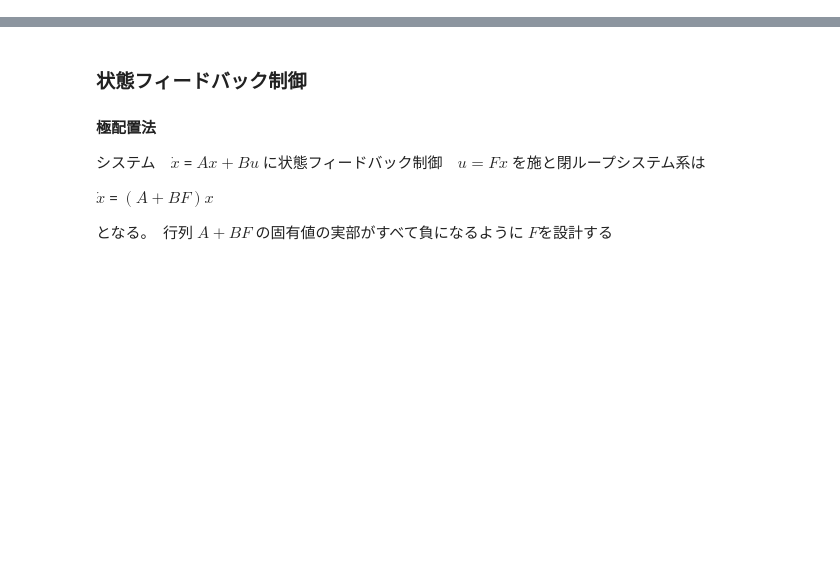
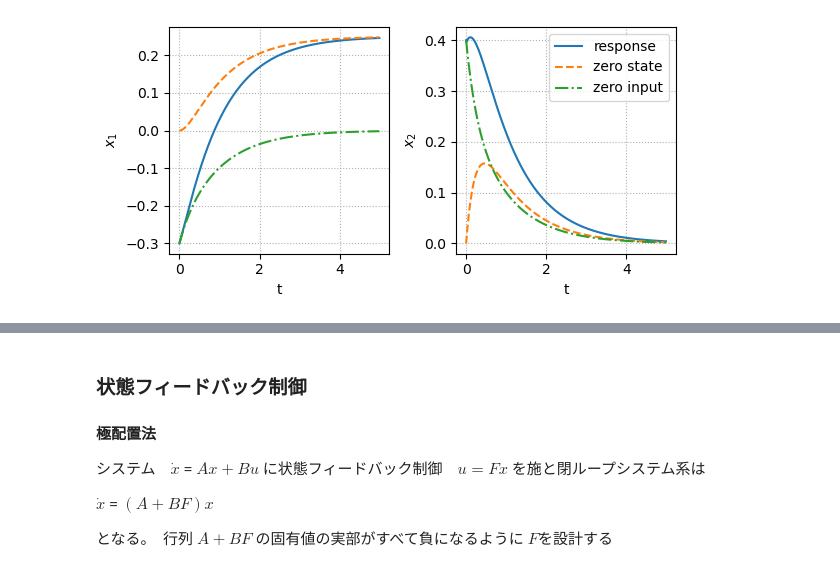
Before and after one commit to tet-kitamori/Lets-Python, a Jupyter notebook: ControlDesign_2.ipynb, the cells around one changed output, grey strips where cells are left out. Cells and saved outputs as stored; diff of their text form; code cells hidden in the pictures; blank space fills up the shorter version.

```diff
--- a/ControlDesign_2.ipynb
+++ b/ControlDesign_2.ipynb
@@ -41,0 +150,22 @@ def bodeplot_set(fig_ax, *args):
+# %%
+# 状態空間モデルの時間応答全体
+
+Td = np.arange(0, 5, 0.01)
+Ud = 1*(Td>0)
+X0 = [-0.3, 0.4]
+
+xst, t = step(P, Td)
+xin, _ = initial(P, Td, X0)
+x, _, _ = lsim(P, Ud, Td, X0)
+
+fig, ax = plt.subplots(1, 2, figsize=(6, 3))
+for i in [0, 1]:
+    ax[i].plot(t, x[:, i], label='response')
+    ax[i].plot(t, xst[:, i], ls='--', label='zero state')
+    ax[i].plot(t, xin[:, i], ls='-.', label='zero input')
+
+plot_set(ax[0], 't', '$x_1$')
+plot_set(ax[1], 't', '$x_2$', 'best')
+fig.tight_layout()
+# %% [output]
+[figure, added]
```
Also changed, not shown: parts of 14 cells of this notebook.
